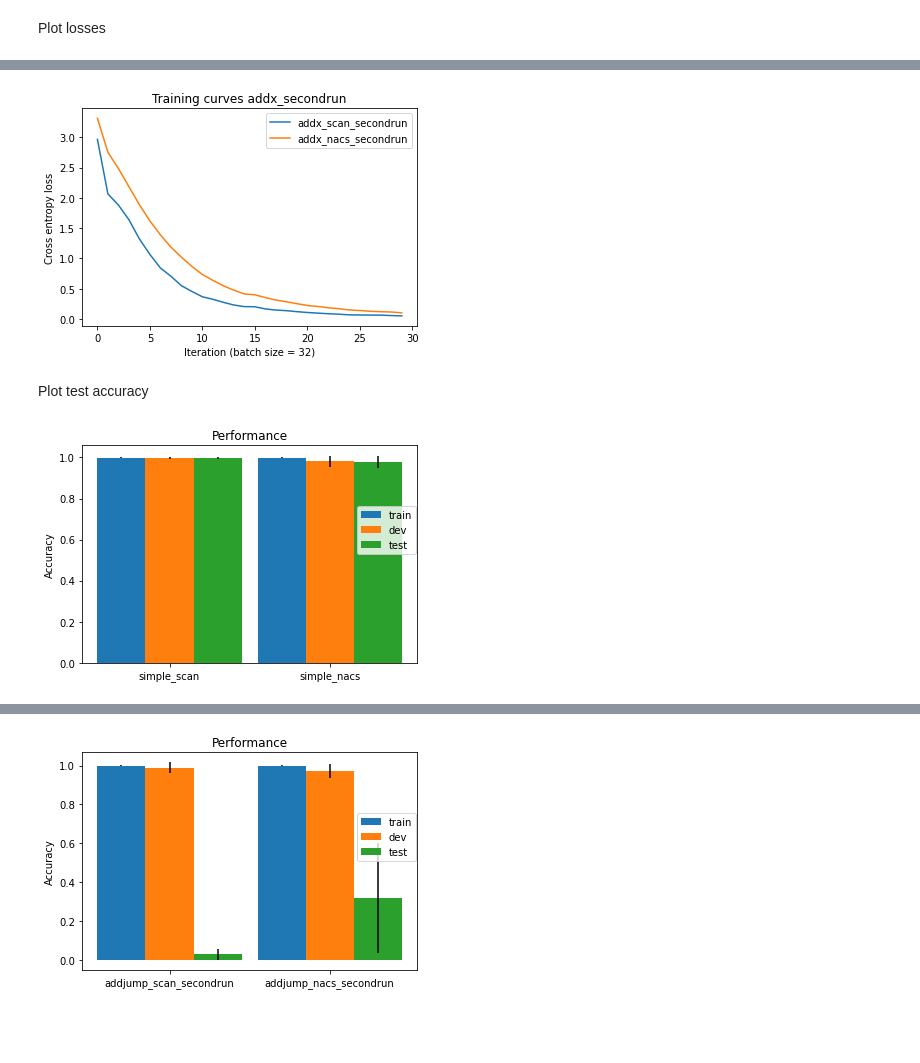
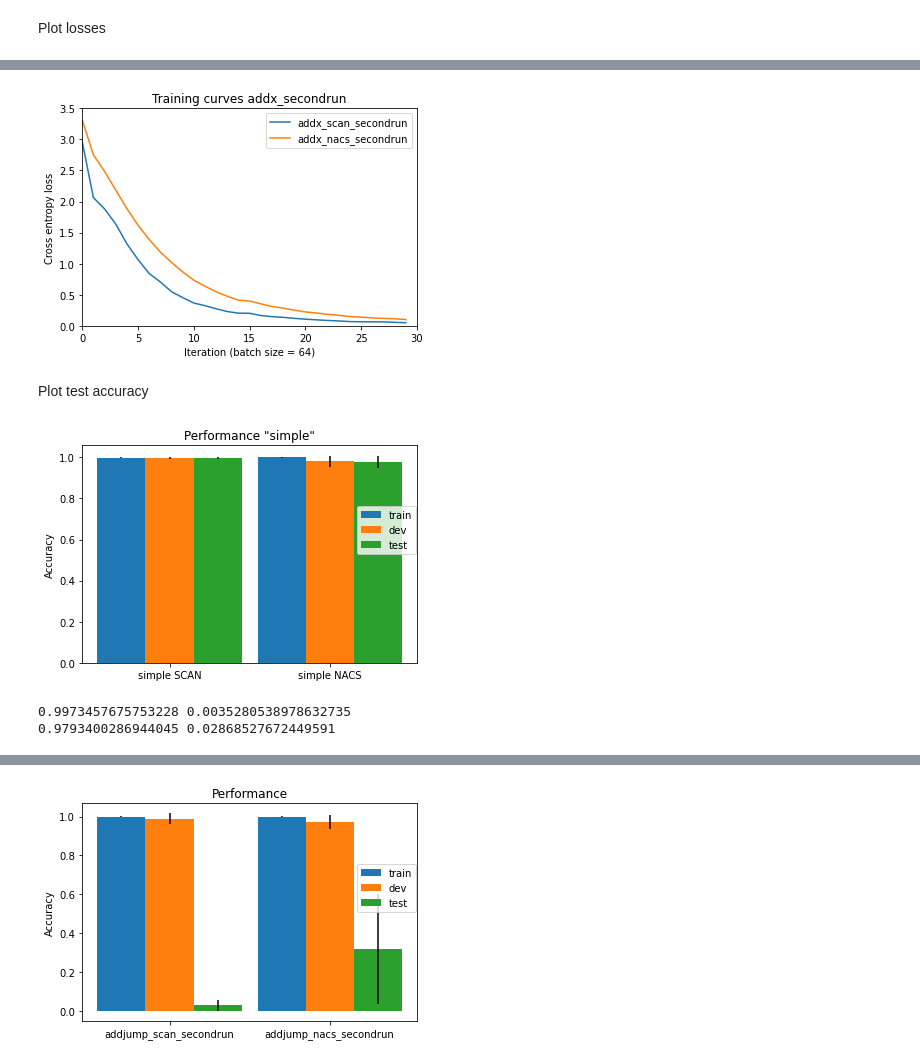
Before and after one commit to JanAthmer/Compositional-generalization-capabillity-of-Transformer, a Jupyter notebook: results.ipynb, the cells around one changed output, grey strips where cells are left out. Saved outputs shown, nothing was run; the diff lists cells and outputs as text; code cells hidden in the pictures; blank space fills up the shorter version.

```diff
--- a/results.ipynb
+++ b/results.ipynb
@@ -164,15 +178,17 @@ plt.show()
 # %%
 addx_scan_secondrun_losses_ave = np.mean(addx_scan_secondrun_losses,axis=0)
 addx_nacs_secondrun_losses_ave = np.mean(addx_nacs_secondrun_losses,axis=0)
 plt.plot(addx_scan_secondrun_losses_ave)
 plt.plot(addx_nacs_secondrun_losses_ave)
-plt.xlabel('Iteration (batch size = 32)')
+plt.xlabel('Iteration (batch size = 64)')
 plt.ylabel('Cross entropy loss')
 plt.title('Training curves addx_secondrun')
 plt.legend(['addx_scan_secondrun','addx_nacs_secondrun'])
+plt.xlim([0,30])
+plt.ylim([0,3.5])
 plt.show()
 # %% [output]
-[figure, old version]
+[figure, new version]
 # %% [markdown]
 Plot test accuracy
 # %%
@@ -199,13 +215,18 @@ w = 0.3
 plt.bar(c-w,[simple_scan_train_ave,simple_nacs_train_ave],yerr=train_std,width=w)
 plt.bar(c,[simple_scan_dev_ave,simple_nacs_dev_ave],yerr=dev_std,width=w)
 plt.bar(c+w,[simple_scan_test_ave,simple_nacs_test_ave],yerr=test_std,width=w)
-plt.xticks(c,['simple_scan','simple_nacs'])
+plt.xticks(c,['simple SCAN','simple NACS'])
 plt.ylabel('Accuracy')
-plt.title('Performance')
+plt.title('Performance "simple"')
 plt.legend(['train','dev','test'],loc=[0.82,0.5])
 plt.show()
+
+print(simple_scan_test_ave, test_std[0])
+print(simple_nacs_test_ave, test_std[1])
 # %% [output]
-[figure, old version]
+[figure, new version]
+0.9973457675753228 0.0035280538978632735
+0.9793400286944045 0.02868527672449591
 # %%
 addleft_scan_train_ave = np.mean([np.max(addleft_scan_train[i,:]) for i in range(n_runs)])
 addleft_nacs_train_ave = np.mean([np.max(addleft_nacs_train[i,:]) for i in range(n_runs)])
```
Also changed, not shown: parts of 12 cells of this notebook, 11 other files.
